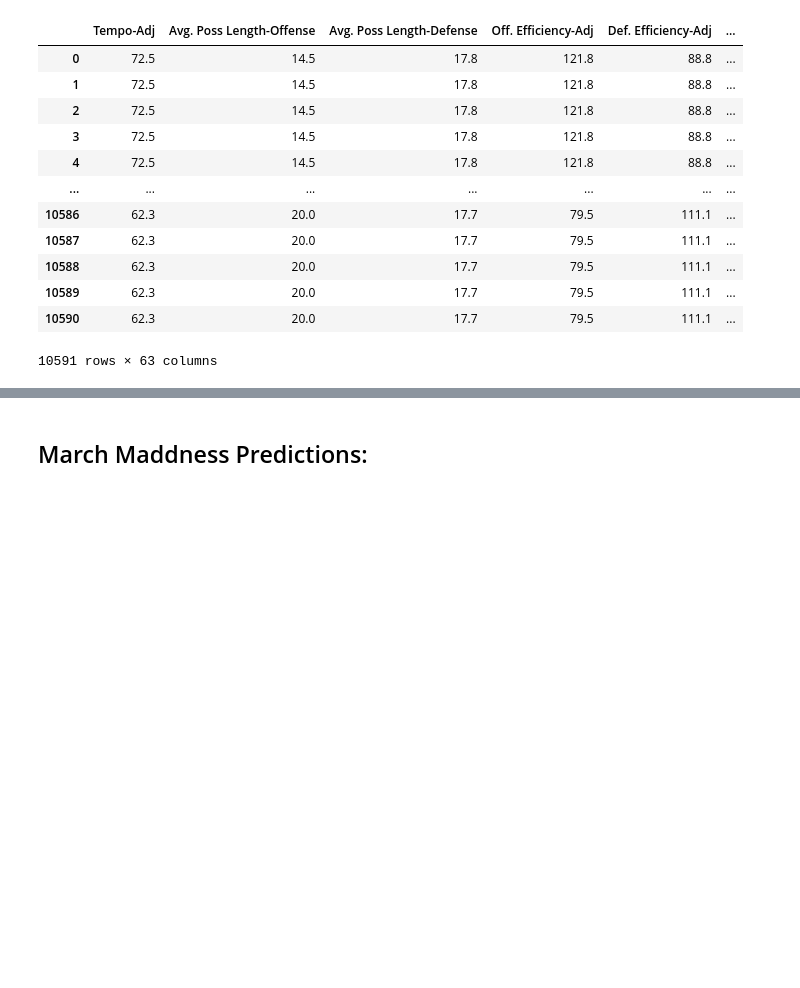
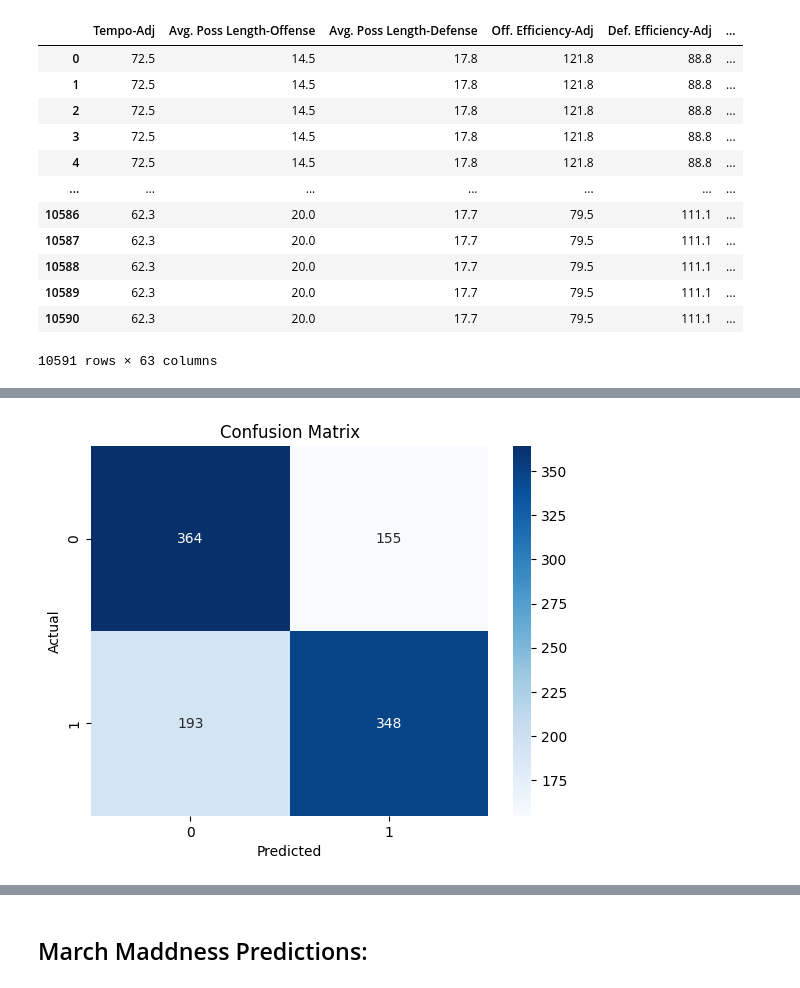
Before and after one commit to jayminwest/NCAA-Game-Predictions, a Jupyter notebook: NCAA_Win_Predictions.ipynb, the cells around one changed output, grey strips where cells are left out. Drawn from its saved outputs; the diff is of its cells as text; code cells hidden in the pictures; blank space fills up the shorter version.

Commit message:
Improved models and code clarity

```diff
--- a/NCAA_Win_Predictions.ipynb
+++ b/NCAA_Win_Predictions.ipynb
@@ -218,13 +256,0 @@ Creating and training the model:
-# %%
-X_ta = season_df.drop(['Result', 'team_score', 'opp_score'], axis=1).values
-y_ta = season_df['Result'].values
-
-model = tree.DecisionTreeRegressor()
-
-model.fit(X_ta, y_ta)
-
-predictions = model.predict(X_ta)
-predictions = np.round(predictions, 2)
-
-# Getting the model's score
-model.score(X_ta, y_ta)
@@ -260,0 +315,70 @@ all_teams_pred
+# %%
+def evaluate_decision_tree_classifier(model, X, y, cv_folds=5, plot_learning_curves=True):
+    """
+    Evaluates a model by performing various checks to ensure it is not overfitting.
+
+    Parameters:
+    - model: A trained model (e.g., DecisionTreeClassifier, RandomForestClassifier).
+    - X: Feature matrix (DataFrame or array).
+    - y: Target variable (Series or array).
+    - cv_folds: Number of folds for cross-validation.
+    - plot_learning_curves: Boolean to plot learning curves.
+    """
+    # Split data into training and testing sets
+    X_train, X_test, y_train, y_test = train_test_split(X, y, test_size=0.1, random_state=60)
+
+    # Train the model
+    model.fit(X_train, y_train)
+
+    # Make predictions
+    predictions = model.predict(X_test)
+
+    # Accuracy
+    accuracy = model.score(X_test, y_test)
+    print(f'Accuracy: {accuracy:.2f}')
+
+    # Confusion Matrix
+    conf_matrix = confusion_matrix(y_test, predictions)
+    print("Confusion Matrix:")
+    sns.heatmap(conf_matrix, annot=True, fmt='d', cmap='Blues')
+    plt.xlabel('Predicted')
+    plt.ylabel('Actual')
+    plt.title('Confusion Matrix')
+    plt.show()
+
+    # Classification Report
+    print("Classification Report:")
+    print(classification_report(y_test, predictions))
+
+    # Cross-Validation
+    cv_scores = cross_val_score(model, X, y, cv=cv_folds, scoring='accuracy')
+    print(f'Cross-Validation Accuracy: {cv_scores.mean():.2f} ± {cv_scores.std():.2f}')
+
+    # Feature Importance
+    if hasattr(model, 'feature_importances_'):
+        feature_importances = model.feature_importances_
+        feature_names = X.columns if isinstance(X, pd.DataFrame) else [f'Feature_{i}' for i in range(X.shape[1])]
+        importance_df = pd.DataFrame({'Feature': feature_names, 'Importance': feature_importances})
+        importance_df = importance_df.sort_values(by='Importance', ascending=False)
+
+        print("Top 3 Most Important Features:")
+        print(importance_df.head(3))
+
+    # Plot Learning Curves
+    if plot_learning_curves:
+        train_sizes, train_scores, test_scores = learning_curve(model, X, y, cv=cv_folds, scoring='accuracy')
+
+        plt.plot(train_sizes, np.mean(train_scores, axis=1), 'o-', color='r', label='Training score')
+        plt.plot(train_sizes, np.mean(test_scores, axis=1), 'o-', color='g', label='Cross-validation score')
+        plt.xlabel('Training examples')
+        plt.ylabel('Score')
+        plt.legend(loc='best')
+        plt.title('Learning Curves')
+        plt.show()
+
+# Initialize and train the Decision Tree model
+X_ta = season_df.drop(['Result', 'team_score', 'opp_score'], axis=1)
+y_ta = season_df['Result']
+dt_classifier = DecisionTreeClassifier(random_state=42)
+evaluate_decision_tree_classifier(dt_classifier, X_ta, y_ta)
+# %% [output]
@@ -260,0 +387 @@ all_teams_pred
+[figure, added]
```
Also changed, not shown: parts of 47 cells of this notebook, 3 other files.
